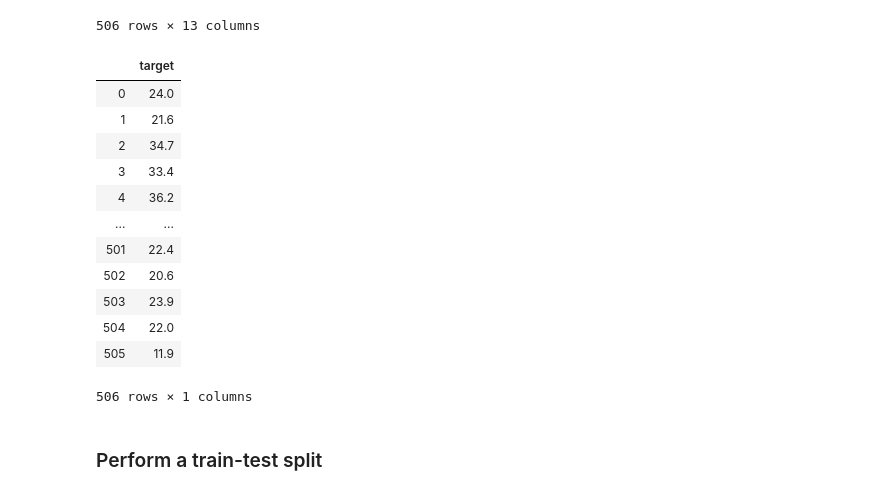
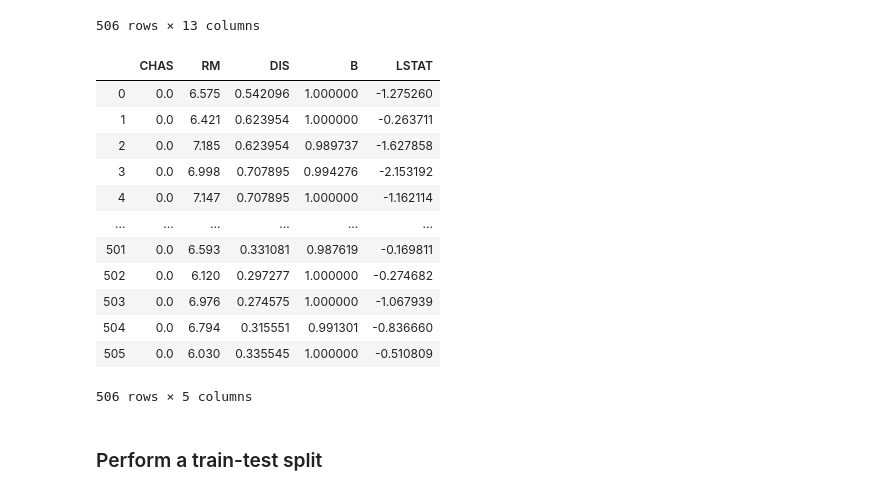
Before and after one commit to rmlevy1/dsc-regression-model-validation-lab-nyc-ds-021720, a Jupyter notebook: index.ipynb, the cells around one changed output. Cells and saved outputs as stored; diff of their text form; code cells hidden in the pictures.

```diff
--- a/index.ipynb
+++ b/index.ipynb
@@ -54,22 +54,22 @@ boston_features
 # %%
 X = boston_features[['CHAS', 'RM', 'DIS', 'B', 'LSTAT']]
 y = pd.DataFrame(boston.target, columns = ['target'])
-# %%
-y
-# %% [output]
-|  | target |
-| 0 | 24.0 |
-| 1 | 21.6 |
-| 2 | 34.7 |
-| 3 | 33.4 |
-| 4 | 36.2 |
-| ... | ... |
-| 501 | 22.4 |
-| 502 | 20.6 |
-| 503 | 23.9 |
-| 504 | 22.0 |
-| 505 | 11.9 |
-506 rows × 1 columns
+# %%
+X
+# %% [output]
+|  | CHAS | RM | DIS | B | LSTAT |
+| 0 | 0.0 | 6.575 | 0.542096 | 1.000000 | -1.275260 |
+| 1 | 0.0 | 6.421 | 0.623954 | 1.000000 | -0.263711 |
+| 2 | 0.0 | 7.185 | 0.623954 | 0.989737 | -1.627858 |
+| 3 | 0.0 | 6.998 | 0.707895 | 0.994276 | -2.153192 |
+| 4 | 0.0 | 7.147 | 0.707895 | 1.000000 | -1.162114 |
+| ... | ... | ... | ... | ... | ... |
+| 501 | 0.0 | 6.593 | 0.331081 | 0.987619 | -0.169811 |
+| 502 | 0.0 | 6.120 | 0.297277 | 1.000000 | -0.274682 |
+| 503 | 0.0 | 6.976 | 0.274575 | 1.000000 | -1.067939 |
+| 504 | 0.0 | 6.794 | 0.315551 | 0.991301 | -0.836660 |
+| 505 | 0.0 | 6.030 | 0.335545 | 1.000000 | -0.510809 |
+506 rows × 5 columns
 # %% [markdown]
 ### Perform a train-test split
 # %%
```
